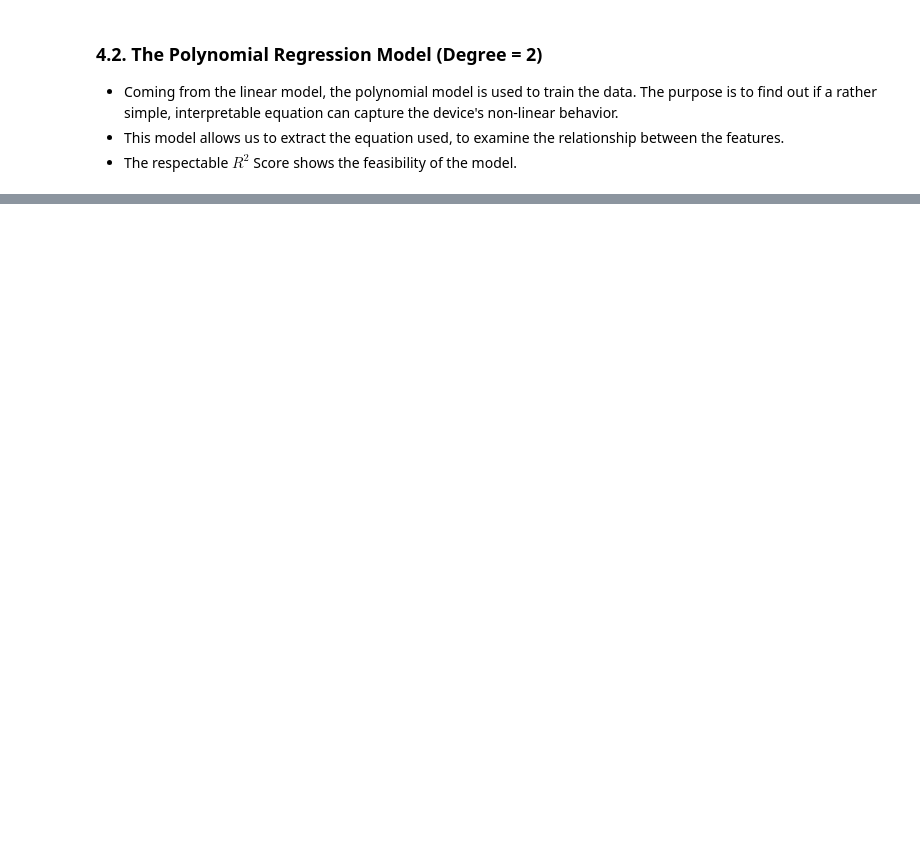
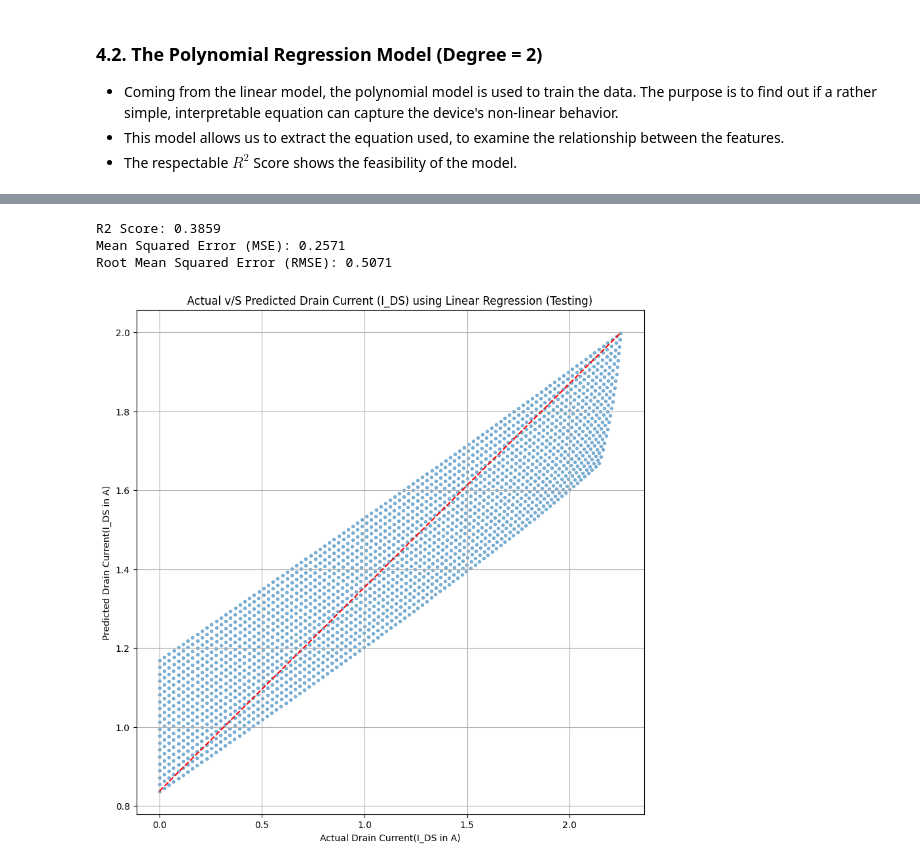
Before and after one commit to squareybrow/MOSFET-Behavioral-Modeling-ML, a Jupyter notebook: main.ipynb, the cells around one changed output, grey strips where cells are left out. Cells and saved outputs as stored; diff of their text form; code cells hidden in the pictures; blank space fills up the shorter version.

```diff
--- a/main.ipynb
+++ b/main.ipynb
@@ -362,0 +361,36 @@ Potential extensions of this work include:
+# %%
+#Importing test data
+df_test = pd.read_csv(r'data/mosfet_test.csv')
+
+X_test = df_test[['V_GS', 'V_DS']]
+y_test = df_test['I_DS']
+
+#Scaling test data with test parameters
+X_test_scaled = scaler.transform(X_test)
+# %%
+#Using Linear Regression
+
+y_pred_linear = linear_model.predict(X_test_scaled)
+
+r2_linear = r2_score(y_test, y_pred_linear)
+mse_linear = mean_squared_error(y_test, y_pred_linear)
+rmse_linear = np.sqrt(mse_linear)
+
+print(f'R2 Score: {r2_linear:.4f}')
+print(f'Mean Squared Error (MSE): {mse_linear:.4f}')
+print(f'Root Mean Squared Error (RMSE): {rmse_linear:.4f}')
+
+#Plotting Actual v/s Predicted Plot with a 45 degree line to show perfect prediction
+plt.figure(figsize=(10, 10))
+plt.scatter(y_test, y_pred_linear, alpha=0.5, marker='.')
+plt.plot([y_test.min(), y_test.max()], [y_pred_linear.min(), y_pred_linear.max()], 'r--')
+plt.xlabel('Actual Drain Current(I_DS in A)')
+plt.ylabel('Predicted Drain Current(I_DS in A)')
+plt.title('Actual v/S Predicted Drain Current (I_DS) using Linear Regression (Testing)')
+plt.grid(True)
+plt.show()
+# %% [output]
+R2 Score: 0.3859
+Mean Squared Error (MSE): 0.2571
+Root Mean Squared Error (RMSE): 0.5071
+[figure, added]
```
Also changed, not shown: parts of 19 cells of this notebook, 8 other files.
